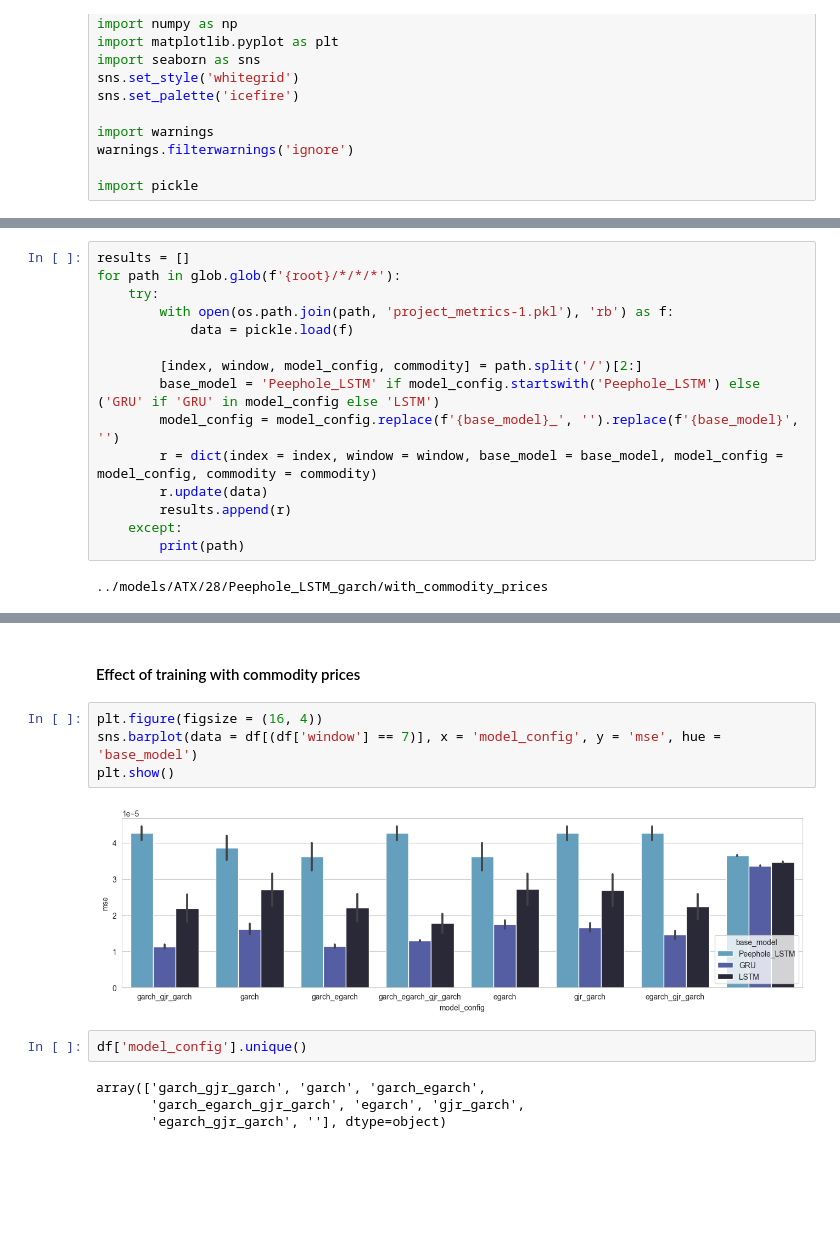
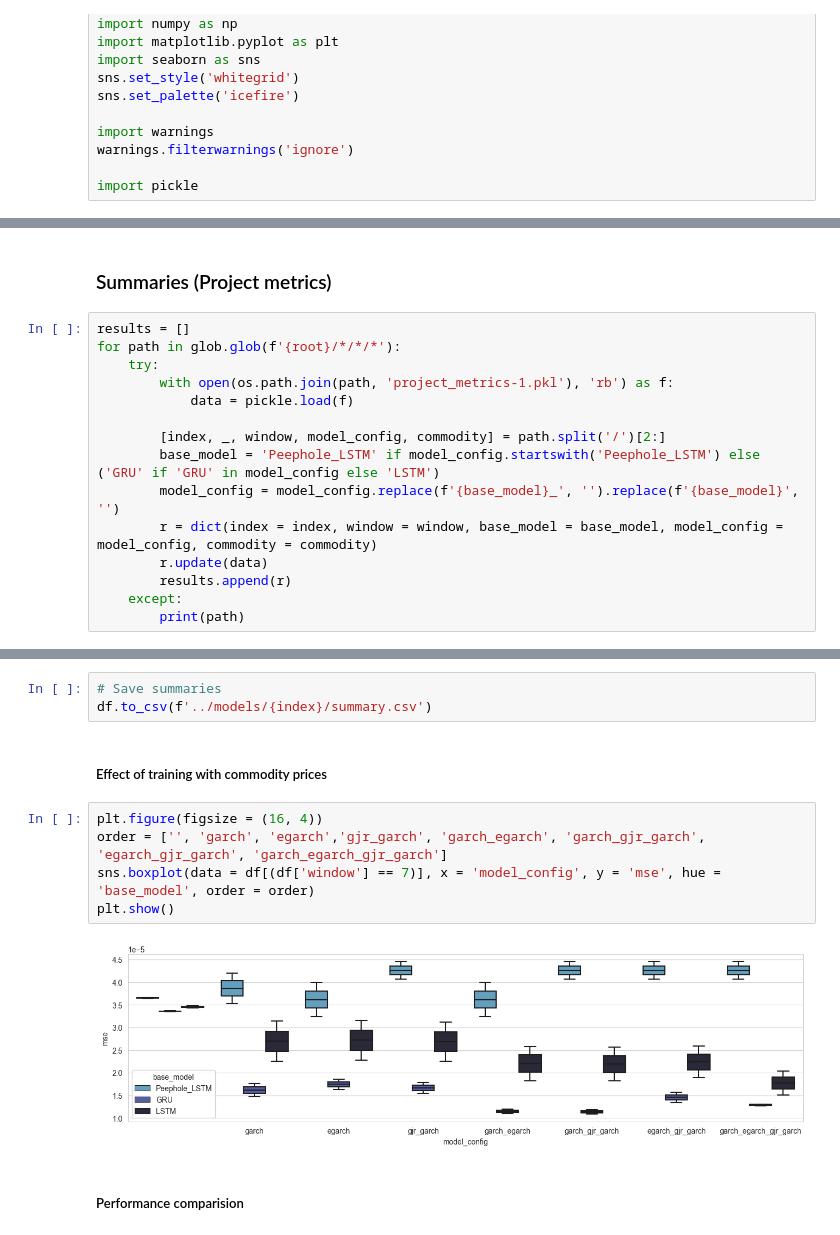
Before and after one commit to nagaraju-oruganti/Volatility-Predictor, a Jupyter notebook: notebooks/results.ipynb, the cells around one changed output, grey strips where cells are left out. Cells and saved outputs as stored; diff of their text form; blank space fills up the shorter version.

```diff
--- a/notebooks/results.ipynb
+++ b/notebooks/results.ipynb
@@ -18,3 +18,5 @@ root = f'../models/{index}'
+# %% [markdown]
+### Summaries (Project metrics)
 # %%
 results = []
 for path in glob.glob(f'{root}/*/*/*'):
@@ -22,7 +24,7 @@ for path in glob.glob(f'{root}/*/*/*'):
         with open(os.path.join(path, 'project_metrics-1.pkl'), 'rb') as f:
             data = pickle.load(f)
 
-        [index, window, model_config, commodity] = path.split('/')[2:]
+        [index, _, window, model_config, commodity] = path.split('/')[2:]
         base_model = 'Peephole_LSTM' if model_config.startswith('Peephole_LSTM') else ('GRU' if 'GRU' in model_config else 'LSTM')
         model_config = model_config.replace(f'{base_model}_', '').replace(f'{base_model}', '')
         r = dict(index = index, window = window, base_model = base_model, model_config = model_config, commodity = commodity)
@@ -30,8 +32,6 @@ for path in glob.glob(f'{root}/*/*/*'):
         results.append(r)
     except:
         print(path)
-# %% [output]
-../models/ATX/28/Peephole_LSTM_garch/with_commodity_prices
 # %%
 df = pd.DataFrame(results)
 df['window'] = df['window'].apply(int)
@@ -43,17 +43,17 @@ df.head()
 | 2 | ATX | 7 | GRU | garch | without_commodity_prices | 0.002674 | 0.000015 | 0.003844 | 0.004460 | 6.302103 | ... |
 | 3 | ATX | 7 | GRU | garch | with_commodity_prices | 0.002859 | 0.000018 | 0.004200 | 0.004438 | 6.139991 | ... |
 | 4 | ATX | 7 | Peephole_LSTM | garch_egarch | without_commodity_prices | 0.004260 | 0.000032 | 0.005691 | 0.004683 | 4.949591 | ... |
+# %%
+# Save summaries
+df.to_csv(f'../models/{index}/summary.csv')
 # %% [markdown]
-#### Effect of training with commodity prices
+##### Effect of training with commodity prices
 # %%
 plt.figure(figsize = (16, 4))
-sns.barplot(data = df[(df['window'] == 7)], x = 'model_config', y = 'mse', hue = 'base_model')
+order = ['', 'garch', 'egarch','gjr_garch', 'garch_egarch', 'garch_gjr_garch', 'egarch_gjr_garch', 'garch_egarch_gjr_garch']
+sns.boxplot(data = df[(df['window'] == 7)], x = 'model_config', y = 'mse', hue = 'base_model', order = order)
 plt.show()
 # %% [output]
-[figure, old version]
+[figure, new version]
-# %%
-df['model_config'].unique()
-# %% [output]
-array(['garch_gjr_garch', 'garch', 'garch_egarch',
-       'garch_egarch_gjr_garch', 'egarch', 'gjr_garch',
-       'egarch_gjr_garch', ''], dtype=object)
+# %% [markdown]
+##### Performance comparision
```
Also changed, not shown: parts of 5 cells of this notebook, 4 other files.
